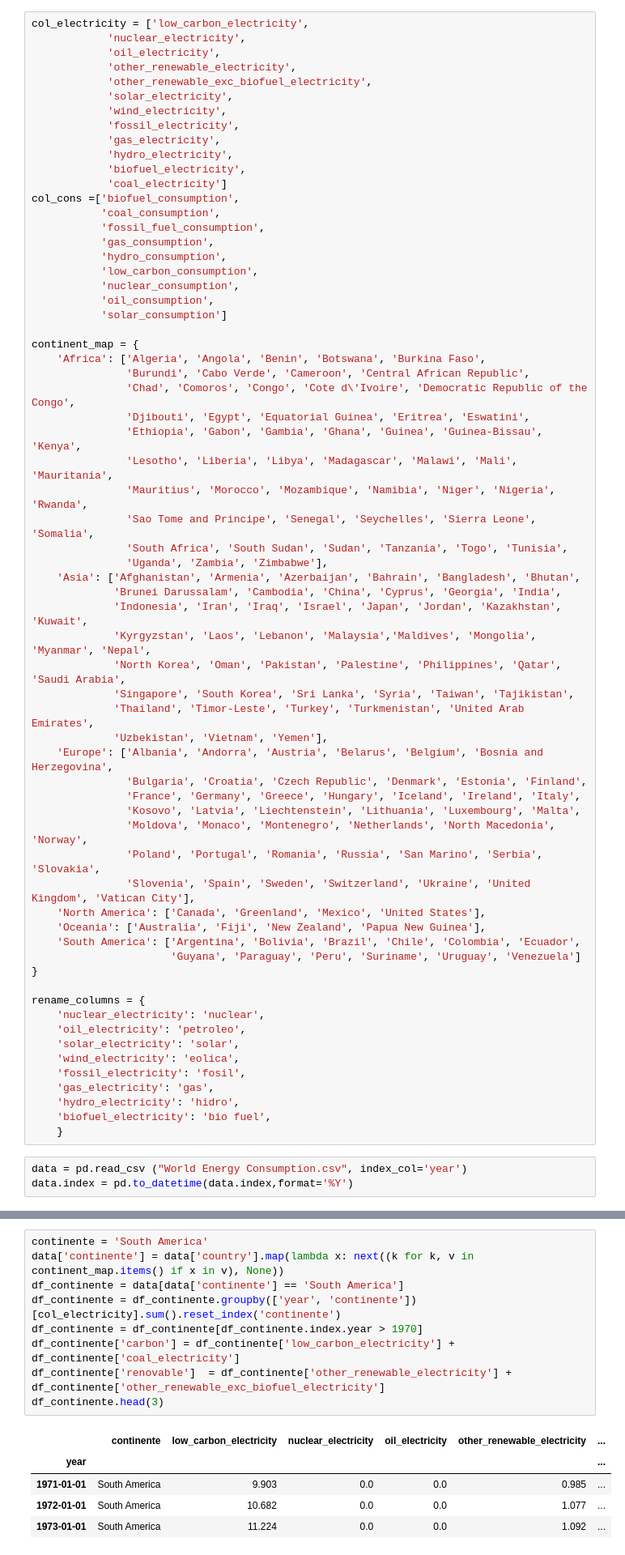
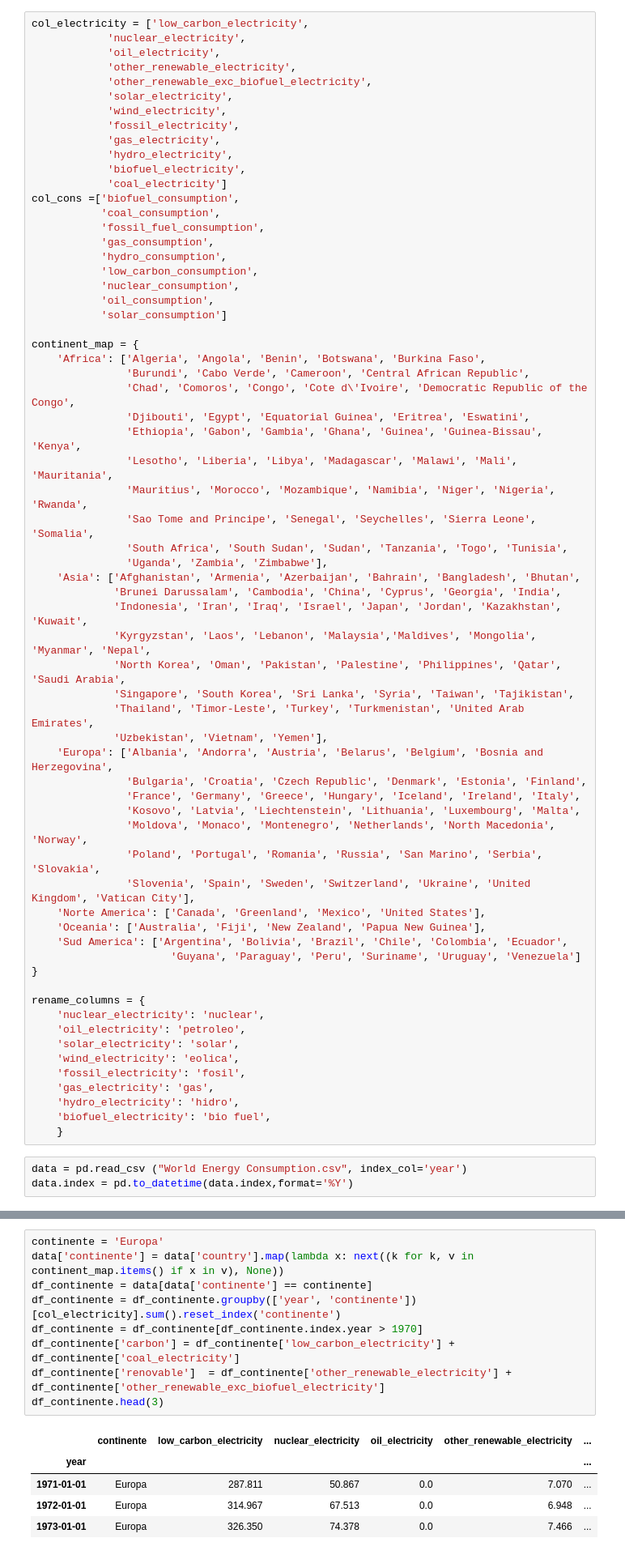
Before and after one commit to Nicolaschavez2000/energy_production, a Jupyter notebook: graficos.ipynb, the cells around one changed output, grey strips where cells are left out. Shown: that part at 81% size. Saved outputs shown, nothing was run; the diff lists cells and outputs as text.

```diff
--- a/graficos.ipynb
+++ b/graficos.ipynb
@@ -47,16 +47,16 @@ continent_map = {
              'Singapore', 'South Korea', 'Sri Lanka', 'Syria', 'Taiwan', 'Tajikistan',
              'Thailand', 'Timor-Leste', 'Turkey', 'Turkmenistan', 'United Arab Emirates',
              'Uzbekistan', 'Vietnam', 'Yemen'],
-    'Europe': ['Albania', 'Andorra', 'Austria', 'Belarus', 'Belgium', 'Bosnia and Herzegovina',
+    'Europa': ['Albania', 'Andorra', 'Austria', 'Belarus', 'Belgium', 'Bosnia and Herzegovina',
                'Bulgaria', 'Croatia', 'Czech Republic', 'Denmark', 'Estonia', 'Finland',
                'France', 'Germany', 'Greece', 'Hungary', 'Iceland', 'Ireland', 'Italy',
                'Kosovo', 'Latvia', 'Liechtenstein', 'Lithuania', 'Luxembourg', 'Malta',
                'Moldova', 'Monaco', 'Montenegro', 'Netherlands', 'North Macedonia', 'Norway',
                'Poland', 'Portugal', 'Romania', 'Russia', 'San Marino', 'Serbia', 'Slovakia',
                'Slovenia', 'Spain', 'Sweden', 'Switzerland', 'Ukraine', 'United Kingdom', 'Vatican City'],
-    'North America': ['Canada', 'Greenland', 'Mexico', 'United States'],
+    'Norte America': ['Canada', 'Greenland', 'Mexico', 'United States'],
     'Oceania': ['Australia', 'Fiji', 'New Zealand', 'Papua New Guinea'],
-    'South America': ['Argentina', 'Bolivia', 'Brazil', 'Chile', 'Colombia', 'Ecuador',
+    'Sud America': ['Argentina', 'Bolivia', 'Brazil', 'Chile', 'Colombia', 'Ecuador',
                       'Guyana', 'Paraguay', 'Peru', 'Suriname', 'Uruguay', 'Venezuela']
 }
 
@@ -78,18 +78,18 @@ data.index = pd.to_datetime(data.index,format='%Y')
 # %%
-continente = 'South America'
+continente = 'Europa'
 data['continente'] = data['country'].map(lambda x: next((k for k, v in continent_map.items() if x in v), None))
-df_continente = data[data['continente'] == 'South America']
+df_continente = data[data['continente'] == continente]
 df_continente = df_continente.groupby(['year', 'continente'])[col_electricity].sum().reset_index('continente')
 df_continente = df_continente[df_continente.index.year > 1970]
 df_continente['carbon'] = df_continente['low_carbon_electricity'] + df_continente['coal_electricity']
 df_continente['renovable']  = df_continente['other_renewable_electricity'] + df_continente['other_renewable_exc_biofuel_electricity']
 df_continente.head(3)
 # %% [output]
 |  | continente | low_carbon_electricity | nuclear_electricity | oil_electricity | other_renewable_electricity | ... |
 | year |  |  |  |  |  | ... |
-| 1971-01-01 | South America | 9.903 | 0.0 | 0.0 | 0.985 | ... |
-| 1972-01-01 | South America | 10.682 | 0.0 | 0.0 | 1.077 | ... |
-| 1973-01-01 | South America | 11.224 | 0.0 | 0.0 | 1.092 | ... |
+| 1971-01-01 | Europa | 287.811 | 50.867 | 0.0 | 7.070 | ... |
+| 1972-01-01 | Europa | 314.967 | 67.513 | 0.0 | 6.948 | ... |
+| 1973-01-01 | Europa | 326.350 | 74.378 | 0.0 | 7.466 | ... |
 # %% [markdown]
 ## Depuracion y Data Set Final
 # %%
```
Also changed, not shown: parts of 4 cells of this notebook.
